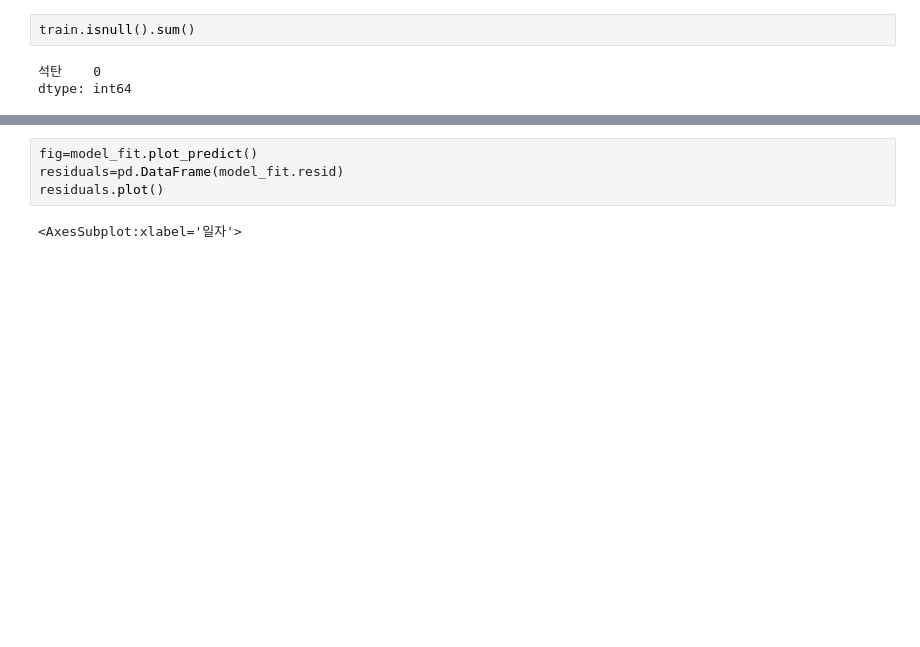
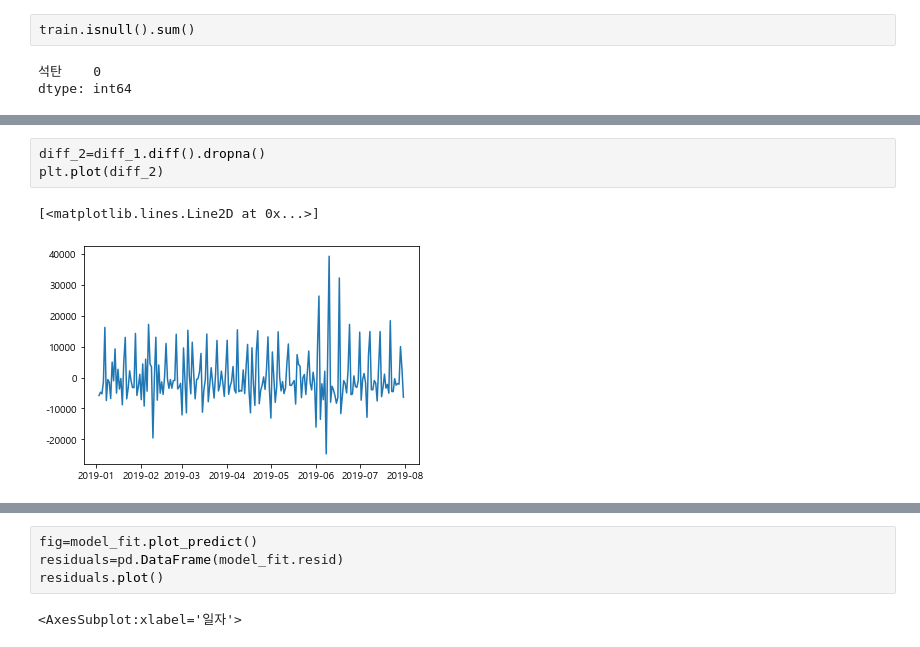
Before and after one commit to areum-choe/Machine_Learning, a Jupyter notebook: Time_Series_Analysis/발전량/practice.ipynb, the cells around one changed output, grey strips where cells are left out. Drawn from its saved outputs; the diff is of its cells as text; blank space fills up the shorter version.

```diff
--- a/Time_Series_Analysis/발전량/practice.ipynb
+++ b/Time_Series_Analysis/발전량/practice.ipynb
@@ -49,0 +91,6 @@ dtype: int64
+# %%
+diff_2=diff_1.diff().dropna()
+plt.plot(diff_2)
+# %% [output]
+[<matplotlib.lines.Line2D at 0x...>]
+[figure, added]
```
Also changed, not shown: parts of 9 cells of this notebook, 3 other files.
